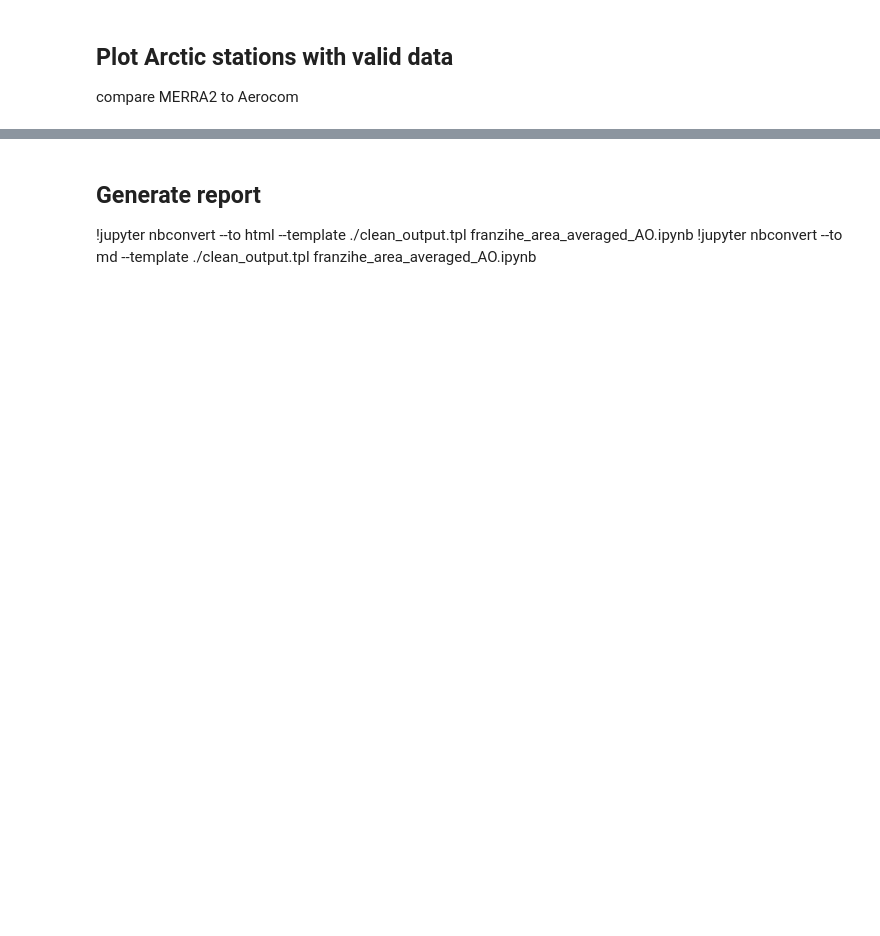
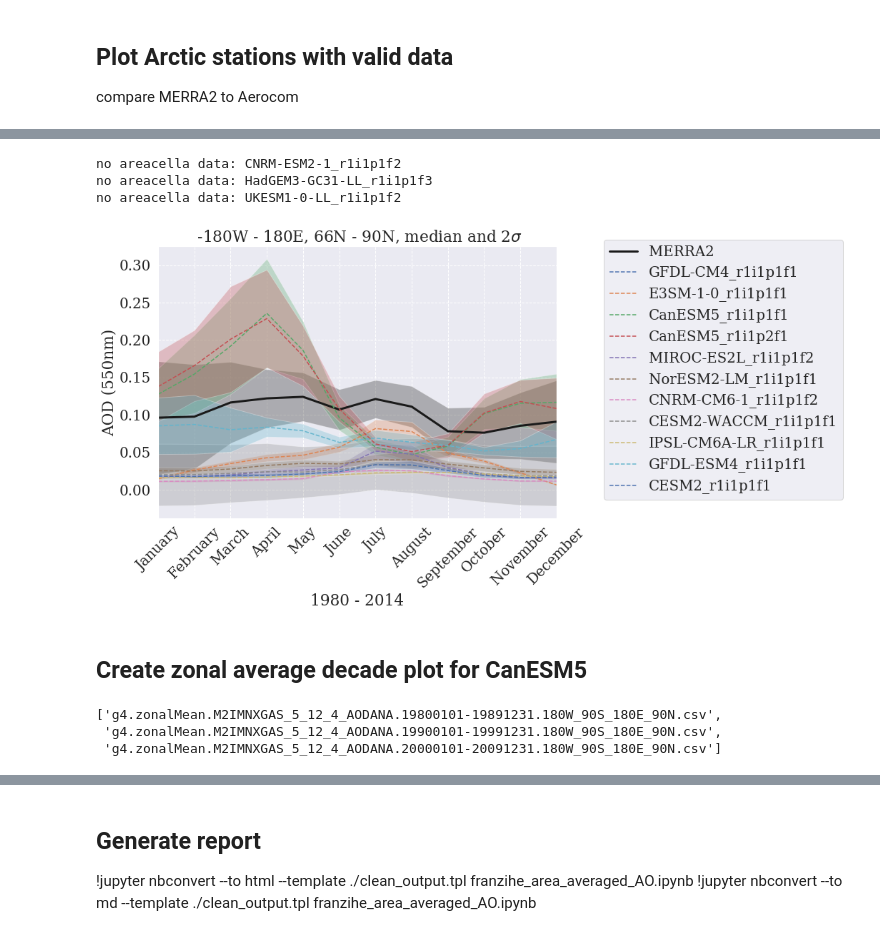
Before and after one commit to NordicESMhub/NEGI-Abisko-2019, a Jupyter notebook: content/topics/group-2/franzihe_area_averaged_AOD_Svalbard.ipynb, the cells around one changed output, grey strips where cells are left out. Saved outputs shown, nothing was run; the diff lists cells and outputs as text; code cells hidden in the pictures; blank space fills up the shorter version.

```diff
--- a/content/topics/group-2/franzihe_area_averaged_AOD_Svalbard.ipynb
+++ b/content/topics/group-2/franzihe_area_averaged_AOD_Svalbard.ipynb
@@ -591,0 +599,60 @@ merra_hist['CanESM5_r1i1p2f1']
+# %%
+merra_hist_arctic = pd.read_csv('g4.areaAvgTimeSeries.M2IMNXGAS_5_12_4_AODANA.19800101-20141231.180W_66N_180E_90N.csv',
+                                header = 7, index_col = 'time', parse_dates=True, skipinitialspace=True)
+merra_hist_arctic.rename(columns={'mean_M2IMNXGAS_5_12_4_AODANA':'MERRA2'}, inplace=True)
+
+for md in cmip.keys():
+    for rea  in cmip[md].keys():
+        #print(md, rea)
+        try:
+            aw_xr = cmip[md][rea]['areacella']
+            mask  = cmip[md][rea]['lat'] <= (lllat-3)
+            merra_hist_arctic.insert(loc=1,
+                                     column= md + '_' + rea,
+                                     value = fct.masked_average(cmip[md][rea]['od550aer'].sel(time = slice( starty + '-01', endy + '-12'),
+                                                                                              lat = slice(lllat, urlat),
+                                                                                              lon = slice(lllon, urlon)),
+                                                     dim=['lat','lon'],
+                                                     weights=aw_xr,
+                                                     mask=mask))
+        except KeyError:
+            print('no areacella data:', md+'_'+rea)
+# %% [output]
+no areacella data: CNRM-ESM2-1_r1i1p1f2
+no areacella data: HadGEM3-GC31-LL_r1i1p1f3
+no areacella data: UKESM1-0-LL_r1i1p1f2
+# %%
+merra_hist_arctic_median = merra_hist_arctic.loc[starty + '-01' : endy + '-12'].groupby(merra_hist_arctic.loc[starty + '-01': endy + '-12'].index.month).median()
+merra_hist_arctic_std = merra_hist_arctic.loc[starty + '-01' : endy + '-12'].groupby(merra_hist_arctic.loc[starty + '-01': endy + '-12'].index.month).std()
+# %%
+fig, ax = plt.subplots(1,figsize=[10,7])
+
+merra_hist_arctic_median['MERRA2'].plot(ax=ax, color = 'k', linewidth=3)
+ax.fill_between(merra_hist_arctic_median['MERRA2'].index,
+                (merra_hist_arctic_median-merra_hist_arctic_std)['MERRA2'],
+                (merra_hist_arctic_median+merra_hist_arctic_std)['MERRA2'],alpha=0.3,facecolor='k')
+
+merra_hist_arctic_median[merra_hist_arctic_median.columns[1:]].plot(ax=ax, linestyle='--')
+for i in range(1,merra_hist_arctic_median.shape[1]):
+    ax.fill_between(merra_hist_arctic_median[merra_hist_arctic_median.columns[i]].index,
+                    merra_hist_arctic_median[merra_hist_arctic_median.columns[i]]-merra_hist_arctic_std[pd_std.columns[i]],
+                    merra_hist_arctic_median[merra_hist_arctic_median.columns[i]]+merra_hist_arctic_std[pd_std.columns[i]], alpha=0.3)
+ax.set_ylabel('AOD (550nm)')
+ax.set_xlabel('%s - %s' %(starty,endy))
+ax.set_xticks(np.arange(1,13))
+ax.set_xticklabels(merra_hist.loc[starty + '-01' : endy + '-12'].index.month_name()[0:12], rotation=45)
+ax.set_title(' %sW - %sE, %sN - %sN, median and 2$\sigma$' %(lllon,urlon,lllat,urlat))
+ax.legend(bbox_to_anchor=(1.1, 1.05));
+# %% [output]
+[figure, added]
+# %% [markdown]
+## Create zonal average decade plot for CanESM5
+# %%
+fn_list = glob('g4.zonalMean.M2IMNXGAS_5_12_4_AODANA.*')
+
+fn_list.sort()
+fn_list
+# %% [output]
+['g4.zonalMean.M2IMNXGAS_5_12_4_AODANA.19800101-19891231.180W_90S_180E_90N.csv',
+ 'g4.zonalMean.M2IMNXGAS_5_12_4_AODANA.19900101-19991231.180W_90S_180E_90N.csv',
+ 'g4.zonalMean.M2IMNXGAS_5_12_4_AODANA.20000101-20091231.180W_90S_180E_90N.csv']
```
Also changed, not shown: parts of 43 cells of this notebook, 1 other file.
